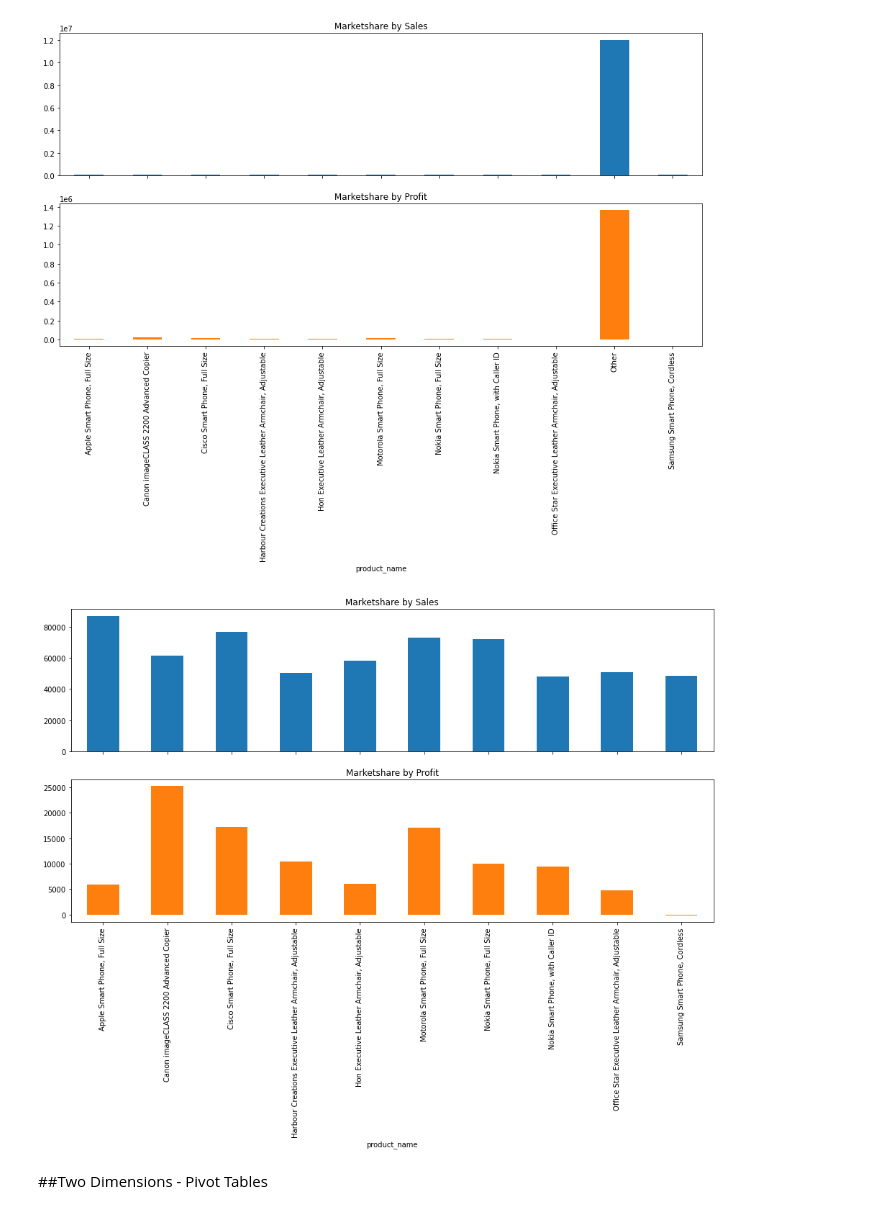
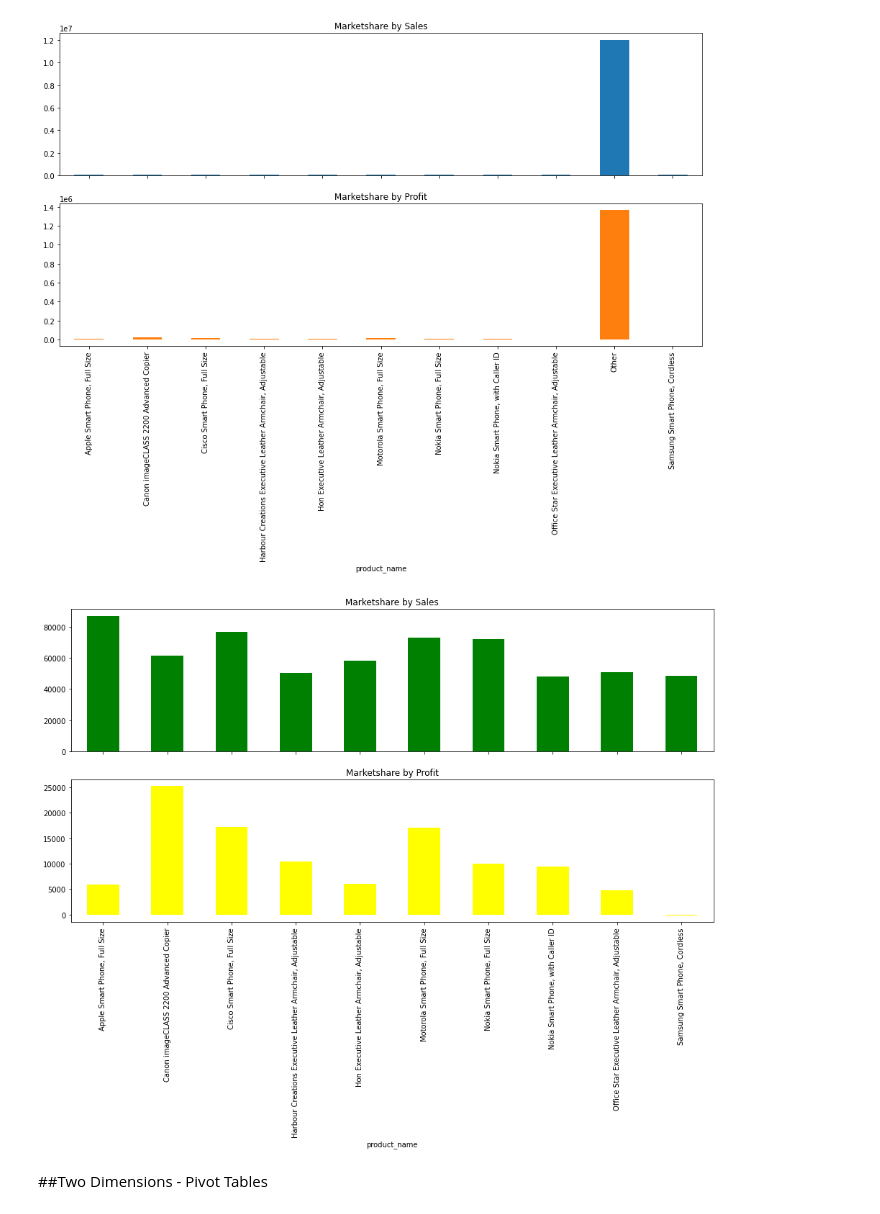
Before and after one commit to Praxis-QR/PythonForManagers, a Jupyter notebook: Superstore_Sales_Data_Analysis_2023.ipynb, the cells around one changed output. Cells and saved outputs as stored; diff of their text form; code cells hidden in the pictures.

```diff
--- a/Superstore_Sales_Data_Analysis_2023.ipynb
+++ b/Superstore_Sales_Data_Analysis_2023.ipynb
@@ -284,10 +278,10 @@ plot(subplots=True, kind='bar', figsize=(16, 8), title = ['Marketshare by Sales'
 # %%
 # Plot a chart, excluding OTHER products
 UsedFacts = ['sales','profit']
 dfCopy[dfCopy['product_name'] != 'Other'].groupby('product_name').sum()[UsedFacts].round(decimals = 2).\
-plot(subplots=True, kind='bar', figsize=(16, 8), title = ['Marketshare by Sales','Marketshare by Profit'], legend=False);
+plot(subplots=True, kind='bar', figsize=(16, 8), title = ['Marketshare by Sales','Marketshare by Profit'], legend=False, color =['green','yellow']);
 # %% [output]
-[figure, old version]
+[figure, new version]
 # %% [markdown]
 ##Two Dimensions - Pivot Tables
 # %% [markdown]
```
Also changed, not shown: parts of 44 cells of this notebook.
